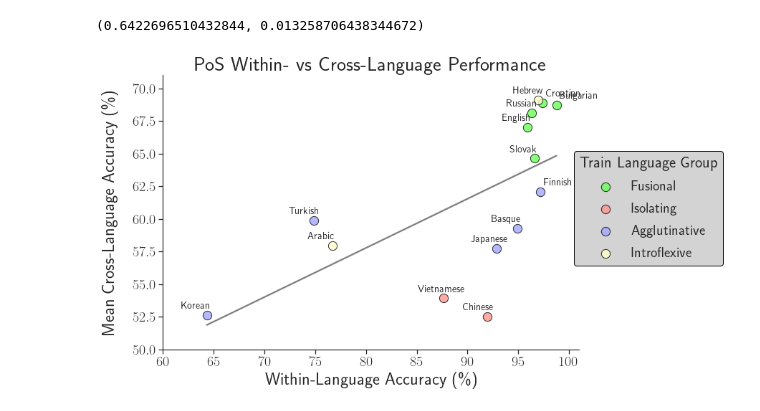
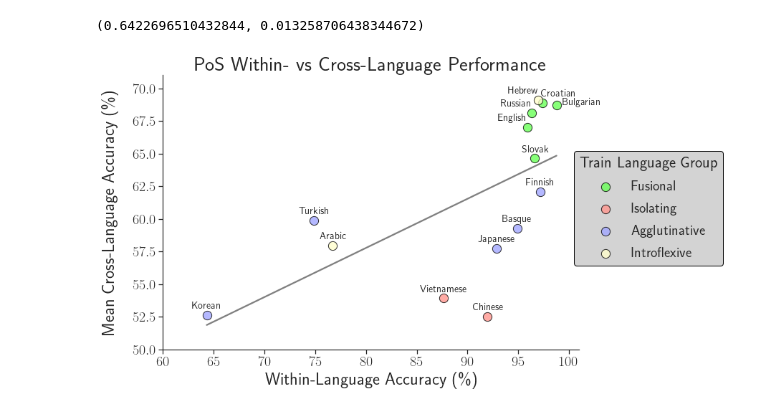
Before and after one commit to jerbarnes/typology_of_crosslingual, a Jupyter notebook: analysis/PoS_cross_to_accuracy.ipynb, the cells around one changed output. Saved outputs shown, nothing was run; the diff lists cells and outputs as text; code cells hidden in the pictures.

```diff
--- a/analysis/PoS_cross_to_accuracy.ipynb
+++ b/analysis/PoS_cross_to_accuracy.ipynb
@@ -41,6 +41,13 @@ import utils.postprocessing_utils as post_utils
 [A.3. Within- vs Cross-Language Performance](#A3)
 # %% [markdown]
 <img src="attachment:image.png" width="300" height="300" align="left">
+# %%
+sns.set()
+sns.set_style("ticks")
+plt.rc("xtick", labelsize=16)
+plt.rc("ytick", labelsize=16)
+plt.rc("axes", labelsize=16)
+plt.rcParams["text.usetex"] = True
 # %% [markdown]
 <hr>
 <a id="A1"></a>
@@ -239,36 +246,39 @@ pearsonr(x=WvC_double_avg["Accuracy-within"], y=WvC_double_avg["Accuracy-cross"]
 # %%
 colors = {"Fusional": "#95c78f",
           "Isolating": "#f79d97",
           "Agglutinative": "#abaff5",
           "Introflexive": "#fffecc"}
 colors = {k: sns.saturate(v) for k,v in colors.items()}
 extra_fontsize = 0
 
+offsets = dict.fromkeys(WvC_double_avg["Train"], (0, 0.5))
+for lang in ["English", "Russian", "Hebrew"]:
+    offsets[lang] = (-1.5, 0.5)
+offsets["Bulgarian"] = (2.5, 0)
+offsets["Croatian"] = (1.5, 0.5)
+
 g = sns.lmplot(x="Accuracy-within", y="Accuracy-cross", data=WvC_double_avg, hue="Group-train", palette=colors,
                fit_reg=False, legend=False, height=6, aspect=1.5, scatter_kws={"s": 150, "edgecolors": "black"})
 sns.regplot(x="Accuracy-within", y="Accuracy-cross", data=WvC_double_avg, scatter=False, #ax=g.ax,
             color="grey", ci=None)
 
 for i, row in WvC_double_avg.iterrows():
-    if row["Accuracy-within"] <= 97:
-        dx = -2.5
-    else:
-        dx = 0.3
-    plt.text(row["Accuracy-within"] + dx, row["Accuracy-cross"] + 0.5, row["Train"], fontsize=14)
+    plt.text(row["Accuracy-within"] + offsets[row["Train"]][0], row["Accuracy-cross"] + offsets[row["Train"]][1],
+             row["Train"], fontsize=14, horizontalalignment="center")
 
 plt.legend(title="Train Language Group", title_fontsize=22 + extra_fontsize, loc="upper left",
            bbox_to_anchor=(0.97, 0.75), fontsize=20 + extra_fontsize, facecolor="lightgrey",
            framealpha=1, edgecolor="black", labelspacing=0.6)
 
 plt.ylim((50,71))
 plt.xlim((60,101))
 plt.ylabel("Mean Cross-Language Accuracy (\%)", fontsize=24 + extra_fontsize, labelpad=20)
 plt.xlabel("Within-Language Accuracy (\%)", fontsize=24 +  extra_fontsize)
 plt.title("PoS Within- vs Cross-Language Performance", fontsize=28 +  extra_fontsize)
 plt.tick_params(labelsize=20)
 
 #plt.savefig("../results/plots/pos_within_vs_cross_accuracy.pdf", dpi=400, bbox_inches="tight")
 plt.show()
 plt.close()
 # %% [output]
-[figure, old version]
+[figure, new version]
```
Also changed, not shown: 2 other files.
